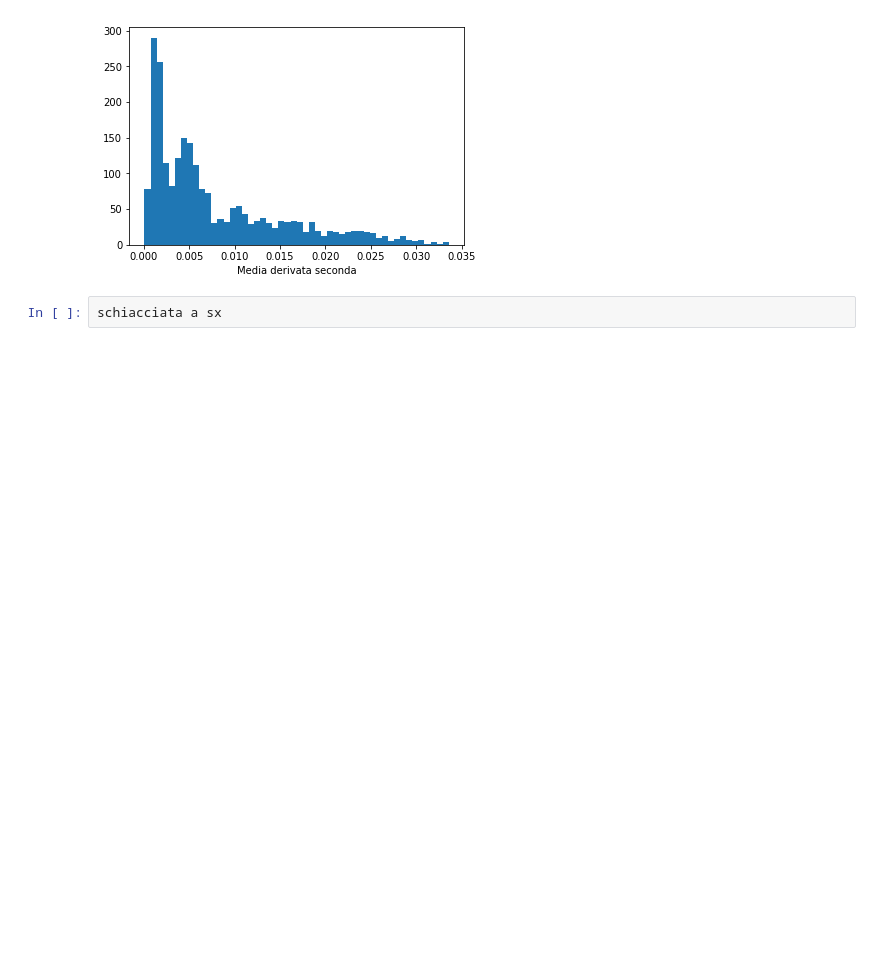
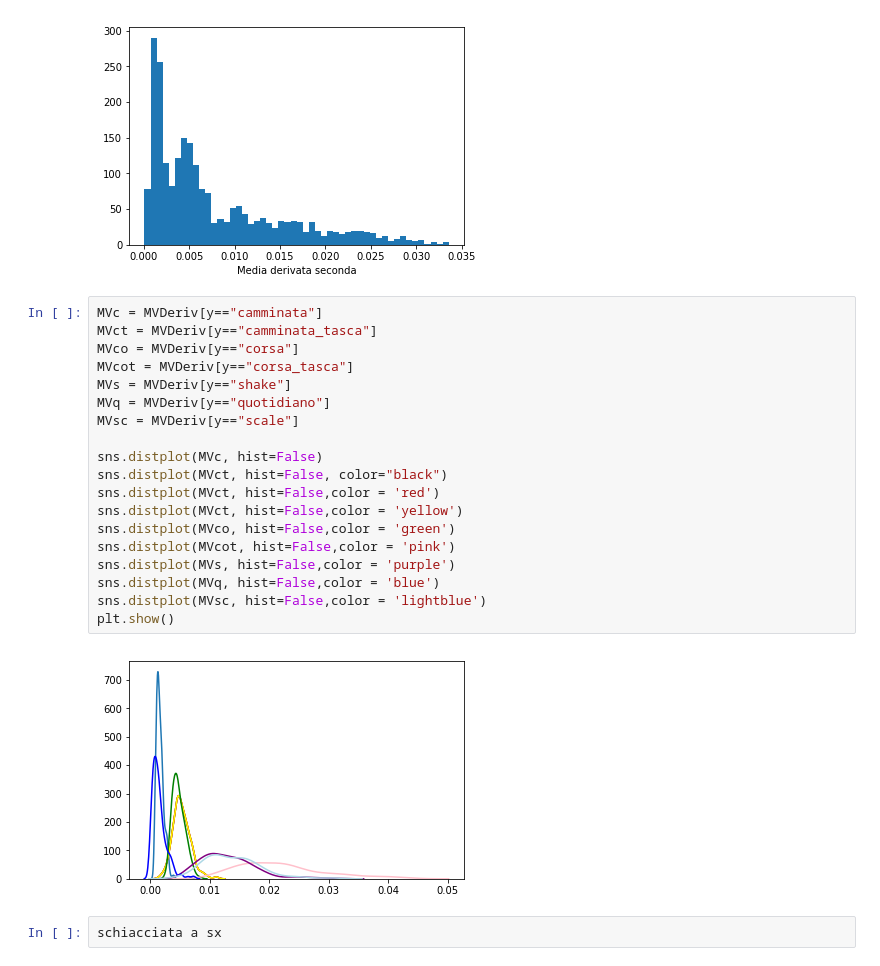
Before and after one commit to DedZago/msbd, a Jupyter notebook: esplorativa_anna.ipynb, the cells around one changed output. Drawn from its saved outputs; the diff is of its cells as text; blank space fills up the shorter version.

```diff
--- a/esplorativa_anna.ipynb
+++ b/esplorativa_anna.ipynb
@@ -312,6 +358,27 @@ plt.xlabel('Media derivata seconda')
 # %% [output]
 Text(0.5, 0, 'Media derivata seconda')
 [figure]
+# %%
+MVc = MVDeriv[y=="camminata"]
+MVct = MVDeriv[y=="camminata_tasca"]
+MVco = MVDeriv[y=="corsa"]
+MVcot = MVDeriv[y=="corsa_tasca"]
+MVs = MVDeriv[y=="shake"]
+MVq = MVDeriv[y=="quotidiano"]
+MVsc = MVDeriv[y=="scale"]
+
+sns.distplot(MVc, hist=False)
+sns.distplot(MVct, hist=False, color="black")
+sns.distplot(MVct, hist=False,color = 'red')
+sns.distplot(MVct, hist=False,color = 'yellow')
+sns.distplot(MVco, hist=False,color = 'green')
+sns.distplot(MVcot, hist=False,color = 'pink')
+sns.distplot(MVs, hist=False,color = 'purple')
+sns.distplot(MVq, hist=False,color = 'blue')
+sns.distplot(MVsc, hist=False,color = 'lightblue')
+plt.show()
+# %% [output]
+[figure, added]
 # %%
 schiacciata a sx
 # %%
```
Also changed, not shown: parts of 22 cells of this notebook, 1 other file.
